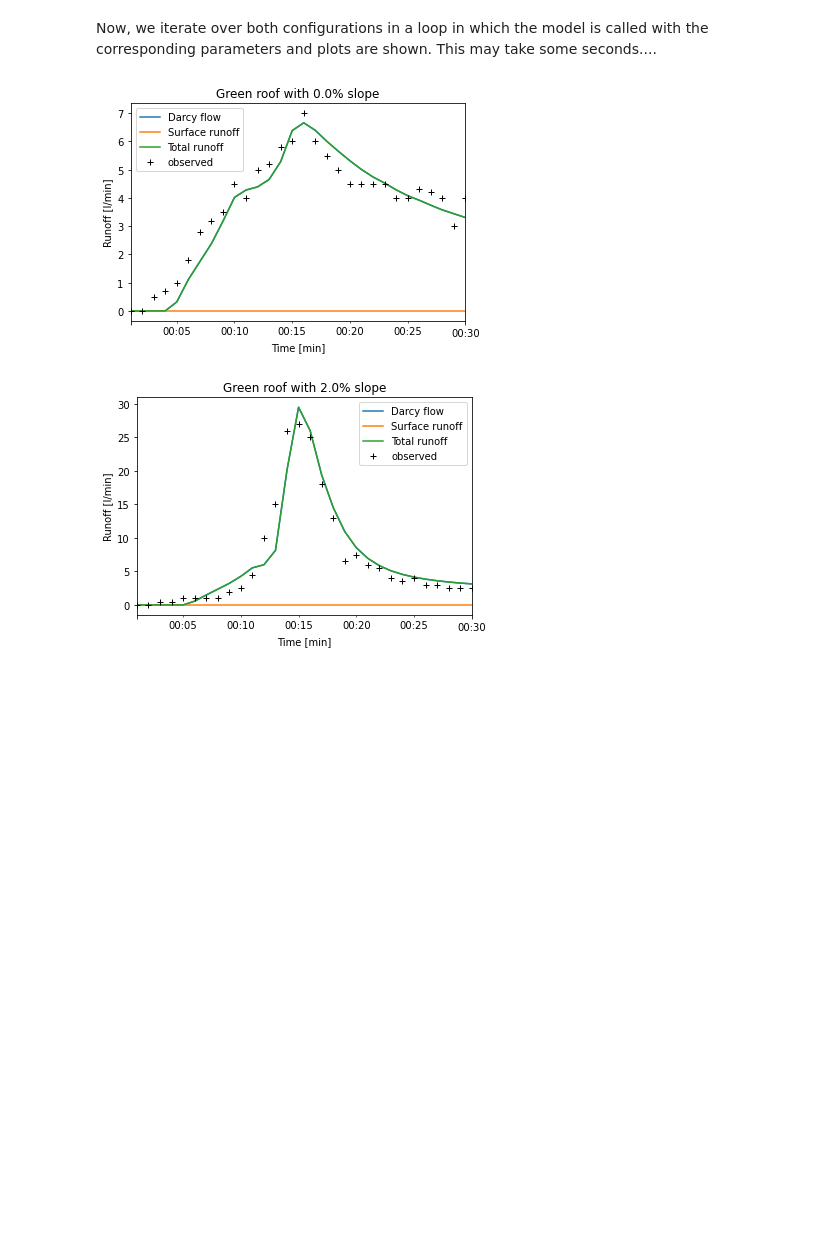
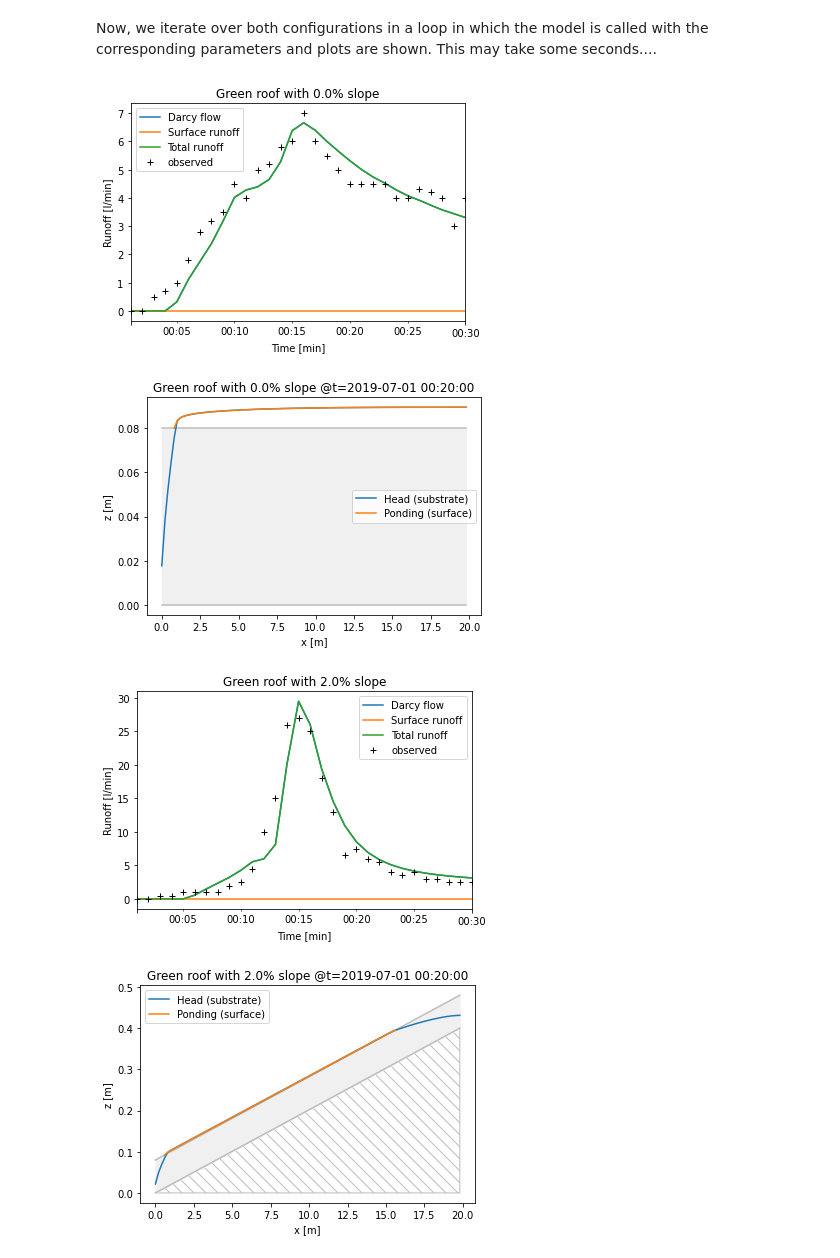
Before and after one commit to kristianfoerster/greenroof, a Jupyter notebook: Greenroof_test.ipynb, the cells around one changed output. Saved outputs shown, nothing was run; the diff lists cells and outputs as text; code cells hidden in the pictures; blank space fills up the shorter version.

Commit message:
Function that plots hydraulic head along the x axis added to the Jupyter notebook.

```diff
--- a/Greenroof_test.ipynb
+++ b/Greenroof_test.ipynb
@@ -12,5 +13,5 @@ In order to work with different green roof configurations, we define a function
 # %%
-def plot_results(df, obsdata=None, title=None):
+def plot_runoff(df, obsdata=None, title=None):
     """
     Plots outflow from simulations performed with GreenRoof class
 
@@ -18,7 +19,7 @@ def plot_results(df, obsdata=None, title=None):
     ----------
     df : pd.DataFrame
         A pandas DataFrame that includes the results from GreenRoof.run() function.
-    obsdata : sting, optional
+    obsdata : string, optional
         Column name that refers to sampledata.csv. The default is None.
 
     Returns
@@ -43,6 +44,33 @@ def plot_results(df, obsdata=None, title=None):
     plt.ylabel('Runoff [l/min]')
     plt.legend()
     plt.show()
+# %%
+def plot_head(model, results, t):
+    """
+    This function plots the distribution of hydraulic head for time step t (as index).
+
+    Parameters
+    ----------
+    model : GreenRoof
+        The object of the GreenRoof model.
+    results : pd.DataFrame
+        The results obtained through running model.run()
+    t : int
+        time index to be plotted.
+    """
+    plt.figure()
+    plt.fill_between(model.x_dim, model.bottom, facecolor='none', edgecolor='#bdbdbd', hatch='\\\\')
+    plt.fill_between(model.x_dim, model.bottom + model.depth, model.bottom, color='#f0f0f0')
+    plt.plot(model.x_dim, model.bottom,color='#bdbdbd')
+    plt.plot(model.x_dim, model.bottom + model.depth,color='#bdbdbd')
+    plt.plot(model.x_dim, results['Water level'].loc[t], label='Head (substrate)')
+    surf = results['Ponding'].loc[t]
+    surf[surf==0]=np.nan # don't display areas without ponding
+    plt.plot(model.x_dim, model.bottom + model.depth + surf, label='Ponding (surface)')
+    plt.xlabel('x [m]')
+    plt.ylabel('z [m]')
+    plt.legend()
+    plt.title('Green roof with %.1f%% slope @t=%s' % (model.slope*100, str(t)))
 # %%
 class Parameters:
     def __init__(self, length,slope,d_init,observation=None):
@@ -88,22 +116,25 @@ Now, we iterate over both configurations in a loop in which the model is called
 # %%
 list_runs = [gr0,gr2]
 
 for run in list_runs:
     # obersvations (set to None if not available)
     observations = obsdata[run.obs]
 
     # define model
     model = GreenRoof(rheight=run.rheigth, length=run.length,
                       nl=5, ksat=1750, porosity=0.5,
                       mannings_n=0.08, b=5.5, duration=30,
                       d_init_pot=run.d_init)
 
     # activate rainfall forcing
     model.set_design_rain(rain_duration=duration, rain_amount=rainfall)
 
-    # run the model (may take some time) and plot reuslts
+    # run the model (may take some time) and plot results
     results = model.run()
-    plot_results(results, observations,'Green roof with %.1f%% slope' % (run.slope*100) )
+    plot_runoff(results, observations,'Green roof with %.1f%% slope' % (run.slope*100) )
+    plot_head(model, results, '2019-07-01 00:20:00')
 # %% [output]
 [figure]
-[figure, old version]
+[figure, new version]
+[figure, added]
+[figure, added]
```
Also changed, not shown: parts of 2 cells of this notebook.
